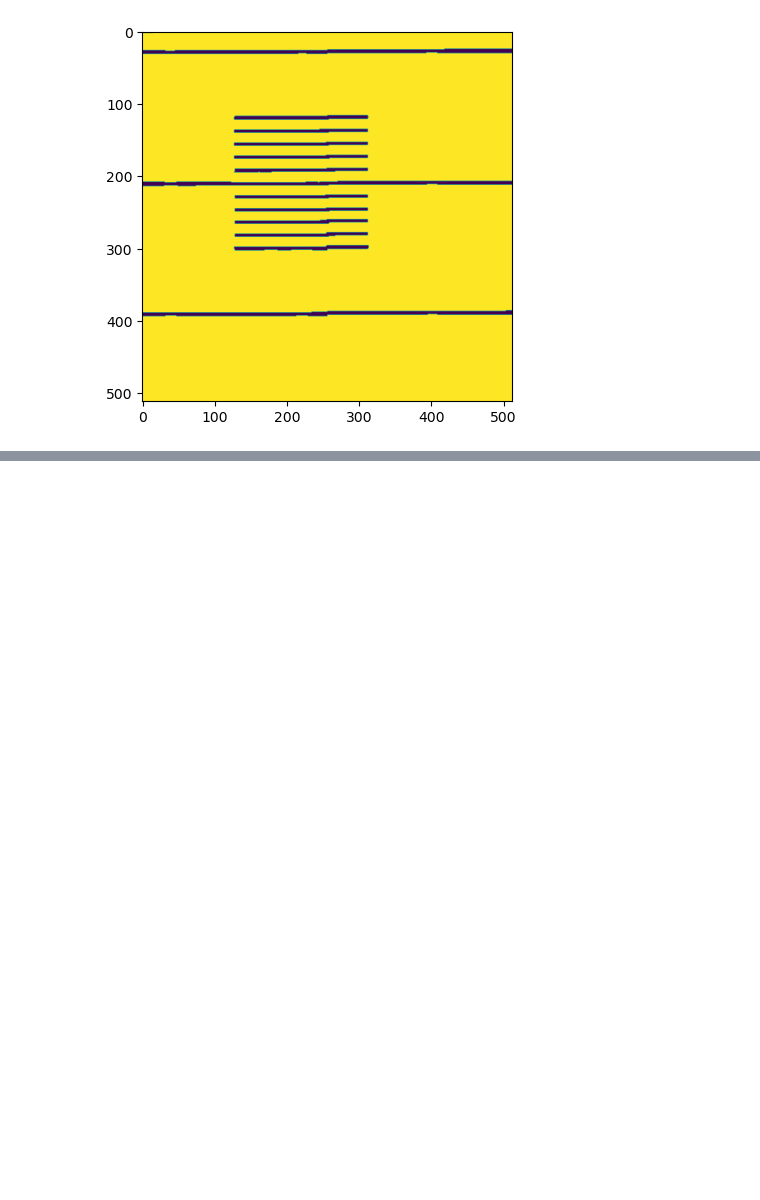
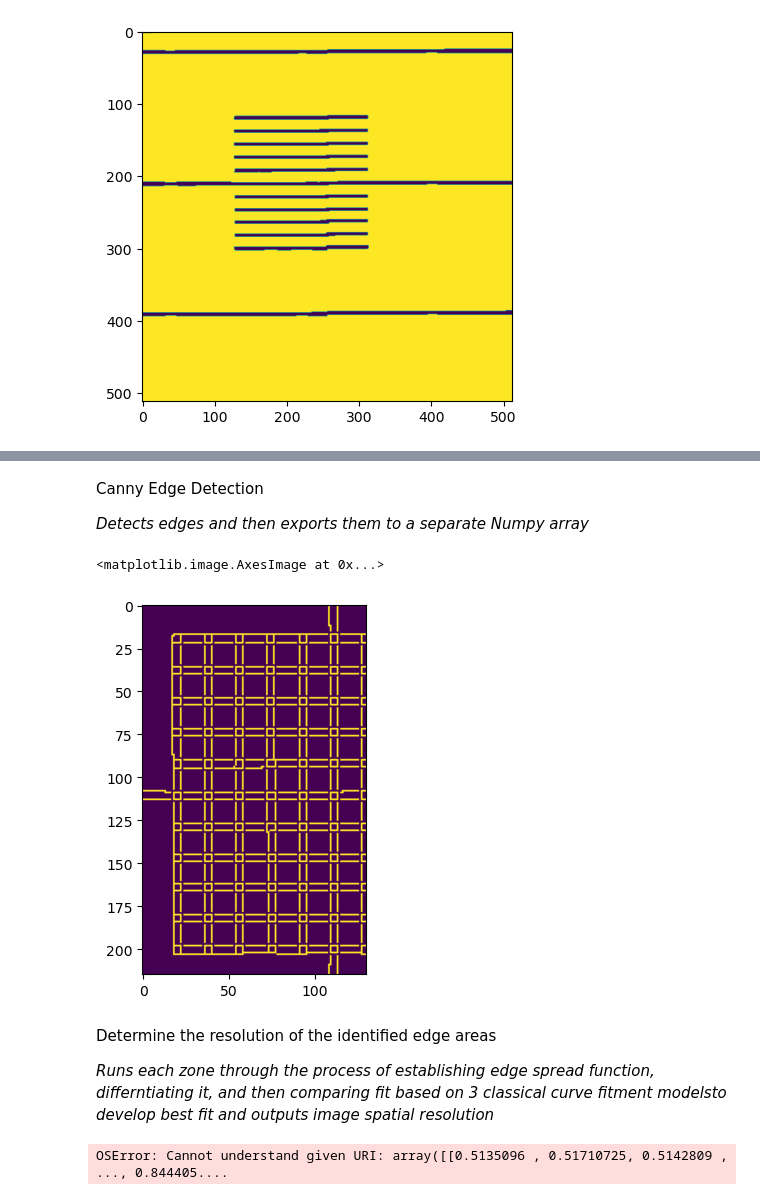
Before and after one commit to ornlneutronimaging/MCP_Sensor_Resolution, a Jupyter notebook: notebooks/demo_usage_resolution.ipynb, the cells around one changed output, grey strips where cells are left out. Cells and saved outputs as stored; diff of their text form; code cells hidden in the pictures; blank space fills up the shorter version.

```diff
--- a/notebooks/demo_usage_resolution.ipynb
+++ b/notebooks/demo_usage_resolution.ipynb
@@ -80,0 +97,19 @@ TypeError: vert_image_processing() got an unexpected keyword argument 'kernel_si
+# %% [markdown]
+Canny Edge Detection
+
+*Detects edges and then exports them to a separate Numpy array*
+# %%
+edges, x1, y1 = Canny_edges(
+    recombined_image=stack_image,
+    x1=110,
+    y1=100,
+    width1=130,
+    height1=215,
+    edges_left=0,
+    edges_right=150,
+)
+# %%
+plt.imshow(edges)
+# %% [output]
+<matplotlib.image.AxesImage at 0x...>
+[figure, added]
@@ -80,0 +130,14 @@ TypeError: vert_image_processing() got an unexpected keyword argument 'kernel_si
+# %% [markdown]
+Determine the resolution of the identified edge areas
+
+*Runs each zone through the process of establishing edge spread function, differntiating it, and then comparing fit based on 3 classical curve fitment modelsto develop best fit and outputs image spatial resolution*
+# %%
+avg_fwhm, spatial_resolution = run_fit(
+    zones=zones1,
+    y1=100,
+    left_lat_lim=l_lat_lim,
+    right_lat_lim=r_lat_lim,
+    img=img
+)
+# %% [output]
+OSError: Cannot understand given URI: array([[0.5135096 , 0.51710725, 0.5142809 , ..., 0.844405....
```
Also changed, not shown: parts of 9 cells of this notebook, 2 other files.
